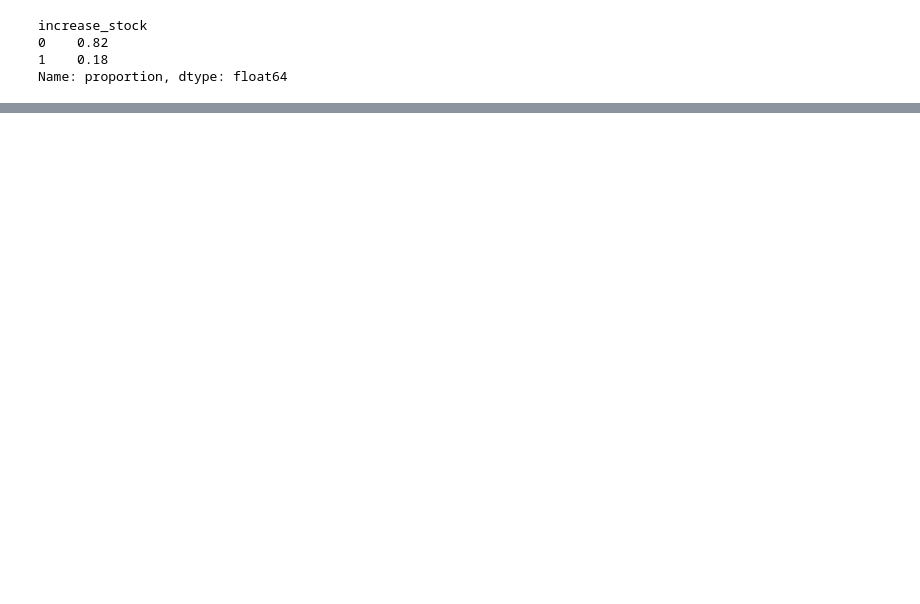
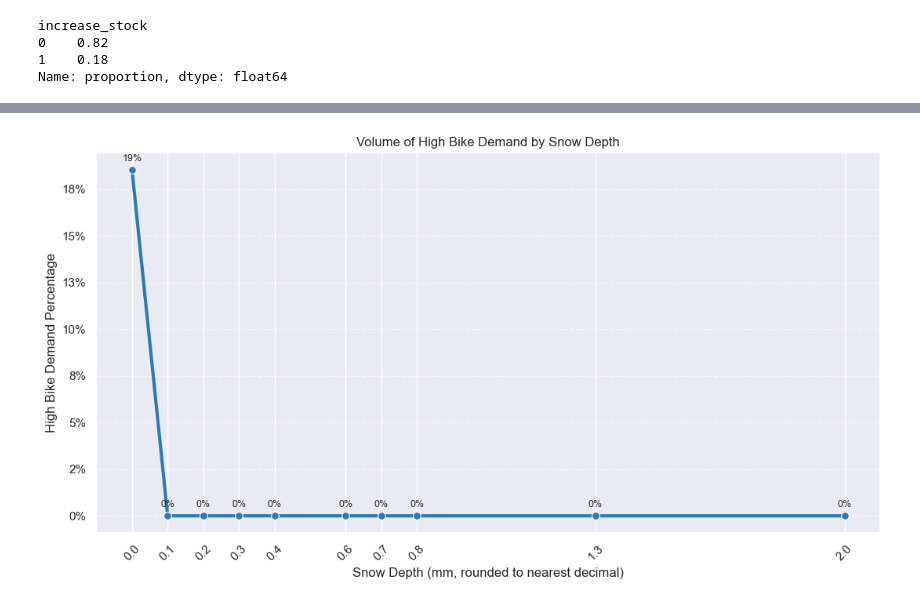
Before and after one commit to JonnaBauer/Smasken, a Jupyter notebook: data_analysis.ipynb, the cells around one changed output, grey strips where cells are left out. Drawn from its saved outputs; the diff is of its cells as text; code cells hidden in the pictures; blank space fills up the shorter version.

Commit message:
snow depth

```diff
--- a/data_analysis.ipynb
+++ b/data_analysis.ipynb
@@ -360,0 +459,50 @@ Name: proportion, dtype: float64
+# %%
+import matplotlib.pyplot as plt
+import seaborn as sns
+import pandas as pd
+
+# Step 1: Round precip to 1 decimal place and filter <= 10.0
+df_plot = (df.assign(snow_round=df['snowdepth'].round(1))           # round to 0.1
+             .query('snow_round <= 2')                        # exclude extreme rain
+             .groupby('snow_round', as_index=False)['increase_stock']
+             .mean()                                               # % high demand
+             .sort_values('snow_round'))
+
+fig, ax = plt.subplots(figsize=(11, 6))
+
+# Line plot with points
+sns.lineplot(data=df_plot,
+             x='snow_round',
+             y='increase_stock',
+             marker='o',
+             markersize=7,
+             linewidth=3,
+             color='#2c7bb6',
+             ax=ax)
+
+ax.set_xlabel('Snow Depth (mm, rounded to nearest decimal)')
+ax.set_ylabel('High Bike Demand Percentage')
+ax.set_title('Volume of High Bike Demand by Snow Depth')
+
+# Y-axis as clean percentage
+ax.yaxis.set_major_formatter(plt.FuncFormatter(lambda y, _: f'{y:.0%}'))
+
+# Add percentage labels on top of each point
+for _, row in df_plot.iterrows():
+    ax.annotate(f'{row["increase_stock"]:.0%}',
+                (row['snow_round'], row['increase_stock']),
+                textcoords="offset points",
+                xytext=(0, 8),
+                ha='center',
+                fontsize=9,
+                fontweight='medium')
+
+# Light grid + better x-ticks
+ax.grid(True, axis='y', linestyle='--', alpha=0.6)
+ax.set_xticks(df_plot['snow_round'])  # show every value we actually have
+ax.tick_params(axis='x', rotation=45)
+
+plt.tight_layout()
+plt.show()
+# %% [output]
+[figure, added]
```
Also changed, not shown: parts of 13 cells of this notebook, 2 other files.
